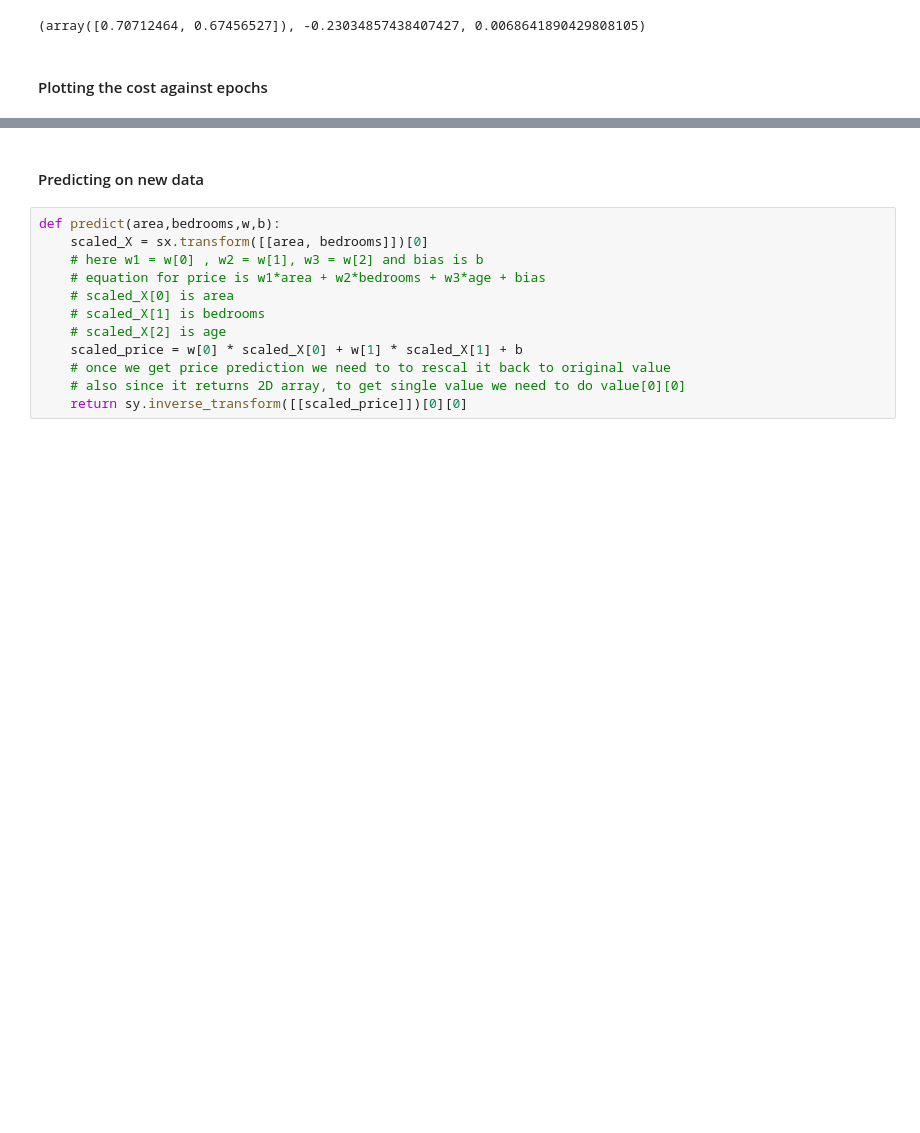
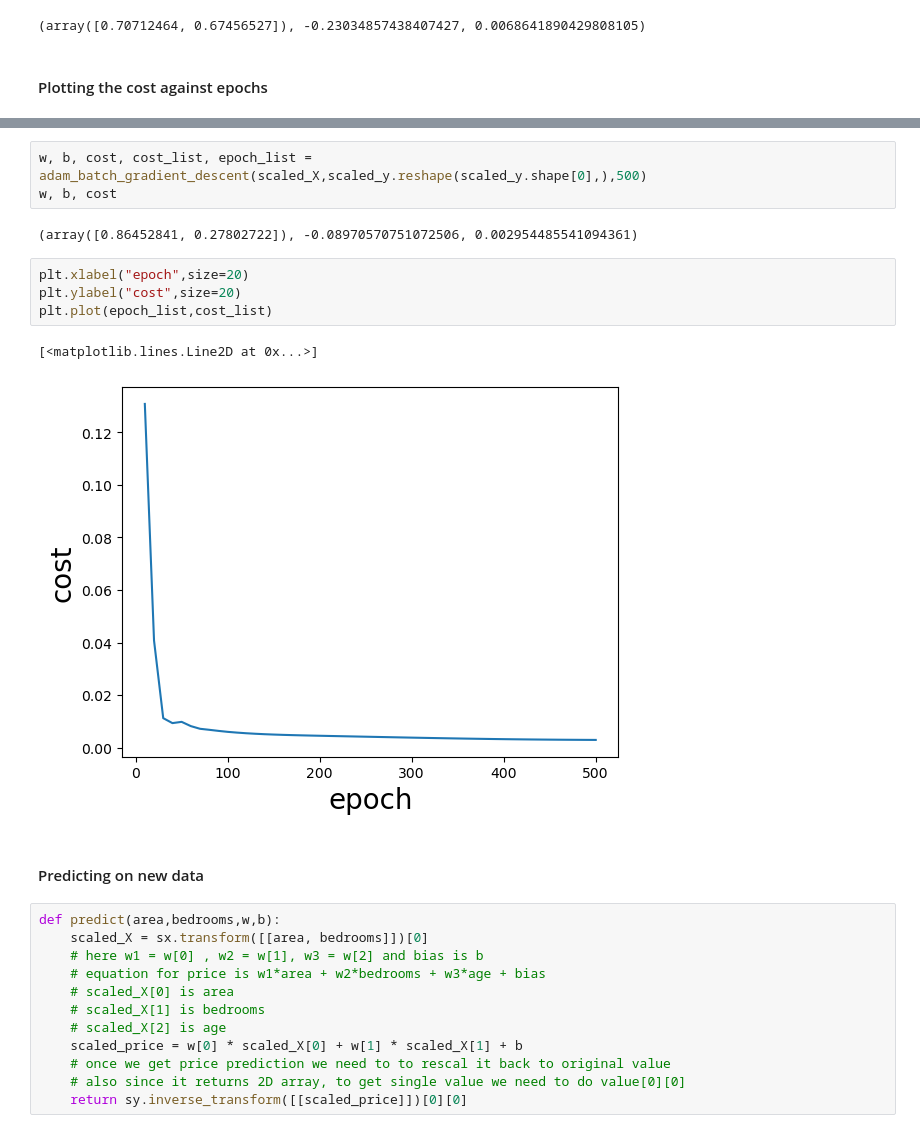
Before and after one commit to sfolarin/PhD-Projects, a Jupyter notebook: ML-Course/BGD_and_SGD.ipynb, the cells around one changed output, grey strips where cells are left out. Drawn from its saved outputs; the diff is of its cells as text; blank space fills up the shorter version.

```diff
--- a/ML-Course/BGD_and_SGD.ipynb
+++ b/ML-Course/BGD_and_SGD.ipynb
@@ -293,3 +488,15 @@ plt.plot(epoch_list,cost_list)
+# %%
+w, b, cost, cost_list, epoch_list = adam_batch_gradient_descent(scaled_X,scaled_y.reshape(scaled_y.shape[0],),500)
+w, b, cost
+# %% [output]
+(array([0.86452841, 0.27802722]), -0.08970570751072506, 0.002954485541094361)
+# %%
+plt.xlabel("epoch",size=20)
+plt.ylabel("cost",size=20)
+plt.plot(epoch_list,cost_list)
+# %% [output]
+[<matplotlib.lines.Line2D at 0x...>]
+[figure, added]
 # %% [markdown]
 #### Predicting on new data
 # %%
```
Also changed, not shown: parts of 35 cells of this notebook, 14 other files.
